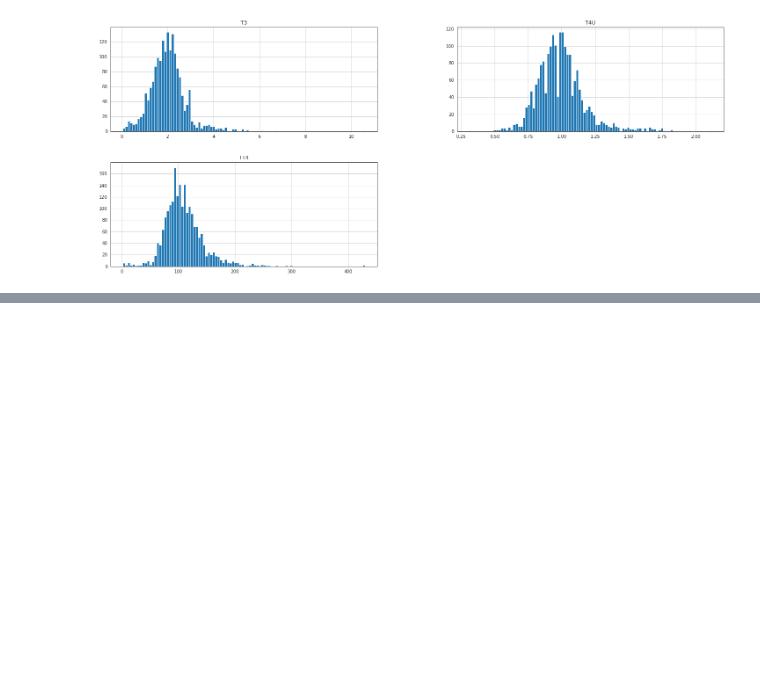
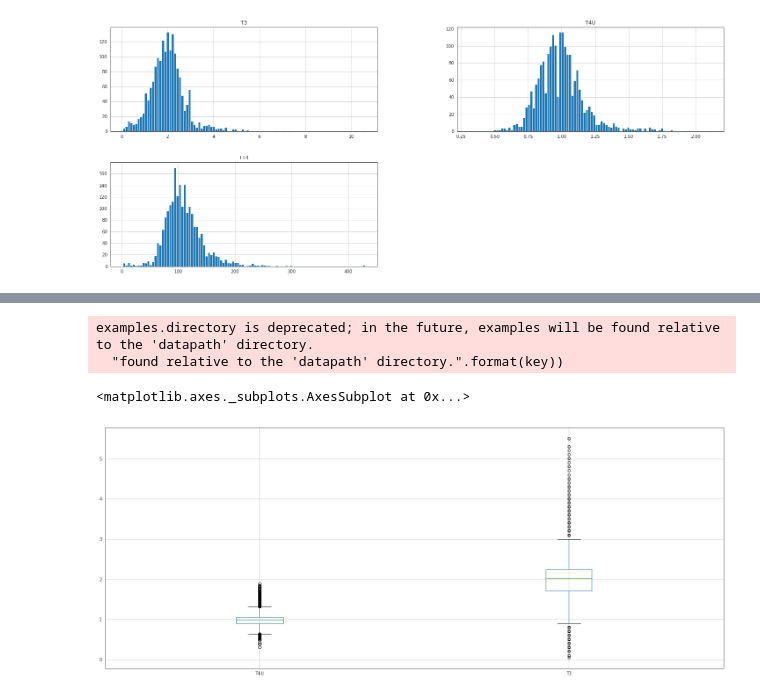
Before and after one commit to MatusPilnan/nadejny-informatik, a Jupyter notebook: utrzok-z-krabicky-od-kameliek.ipynb, the cells around one changed output, grey strips where cells are left out. Cells and saved outputs as stored; diff of their text form; code cells hidden in the pictures; blank space fills up the shorter version.

```diff
--- a/utrzok-z-krabicky-od-kameliek.ipynb
+++ b/utrzok-z-krabicky-od-kameliek.ipynb
@@ -197,0 +196,9 @@ False
+# %%
+vyhodeny_autlajery = priemerove[(numpy.abs(stats.zscore(priemerove.select_dtypes(numpy.number))) < 5).all(axis=1)]
+# %%
+vyhodeny_autlajery.boxplot(column=["T4U", "T3"])
+# %% [output]
+examples.directory is deprecated; in the future, examples will be found relative to the 'datapath' directory.
+  "found relative to the 'datapath' directory.".format(key))
+<matplotlib.axes._subplots.AxesSubplot at 0x...>
+[figure, added]
```
Also changed, not shown: parts of 27 cells of this notebook.
